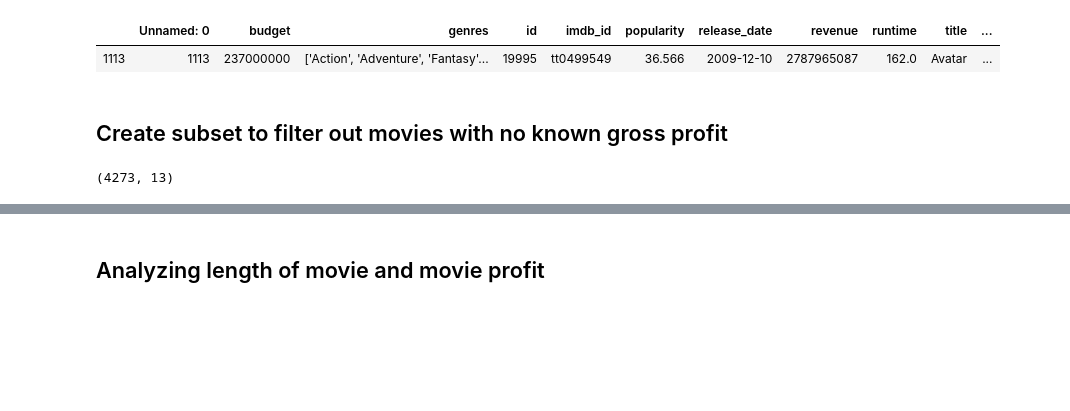
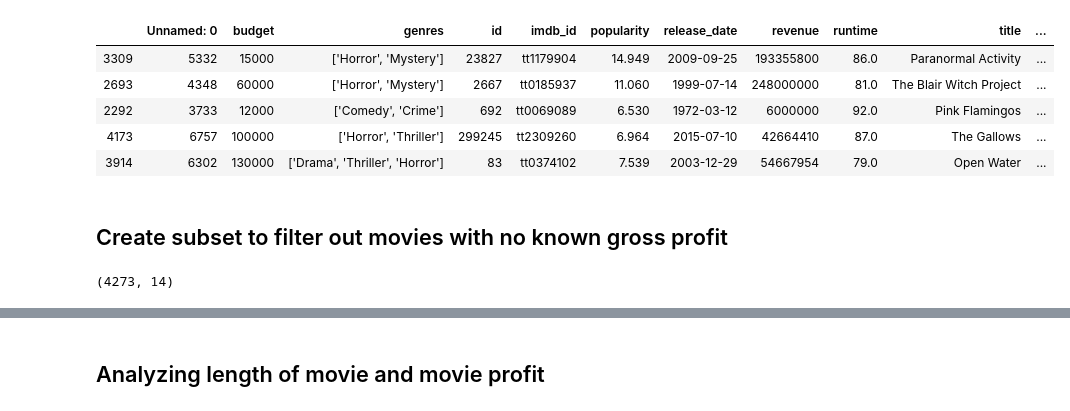
Before and after one commit to chrispfchung/mediaproject, a Jupyter notebook: Plotting csv.ipynb, the cells around one changed output, grey strips where cells are left out. Drawn from its saved outputs; the diff is of its cells as text; code cells hidden in the pictures; blank space fills up the shorter version.

```diff
--- a/Plotting csv.ipynb
+++ b/Plotting csv.ipynb
@@ -5,12 +5,16 @@ import seaborn as sns
 import numpy as np
 %matplotlib inline
 # %%
-df =pd.read_csv('movieDB_API_movies_w_gross_profits.csv')
+df =pd.read_csv('movieDB_API_movies_w_gross_profits_&_ROI.csv')
 # %%
-df.sort_values(by='gross_profit',ascending=False).head(1)
+df.sort_values(by='ROI (%)',ascending=False).head()
 # %% [output]
 |  | Unnamed: 0 | budget | genres | id | imdb_id | popularity | release_date | revenue | runtime | title | ... |
-| 1113 | 1113 | 237000000 | ['Action', 'Adventure', 'Fantasy'... | 19995 | tt0499549 | 36.566 | 2009-12-10 | 2787965087 | 162.0 | Avatar | ... |
+| 3309 | 5332 | 15000 | ['Horror', 'Mystery'] | 23827 | tt1179904 | 14.949 | 2009-09-25 | 193355800 | 86.0 | Paranormal Activity | ... |
+| 2693 | 4348 | 60000 | ['Horror', 'Mystery'] | 2667 | tt0185937 | 11.060 | 1999-07-14 | 248000000 | 81.0 | The Blair Witch Project | ... |
+| 2292 | 3733 | 12000 | ['Comedy', 'Crime'] | 692 | tt0069089 | 6.530 | 1972-03-12 | 6000000 | 92.0 | Pink Flamingos | ... |
+| 4173 | 6757 | 100000 | ['Horror', 'Thriller'] | 299245 | tt2309260 | 6.964 | 2015-07-10 | 42664410 | 87.0 | The Gallows | ... |
+| 3914 | 6302 | 130000 | ['Drama', 'Thriller', 'Horror'] | 83 | tt0374102 | 7.539 | 2003-12-29 | 54667954 | 79.0 | Open Water | ... |
 # %% [markdown]
 ##  Create subset to filter out movies with no known gross profit
 # %%
@@ -18,4 +22,4 @@ movies_with_gross_profit = df[df['gross_profit'].notna()]
 # %%
 movies_with_gross_profit.shape
 # %% [output]
-(4273, 13)
+(4273, 14)
```
Also changed, not shown: parts of 21 cells of this notebook, 2 other files.
